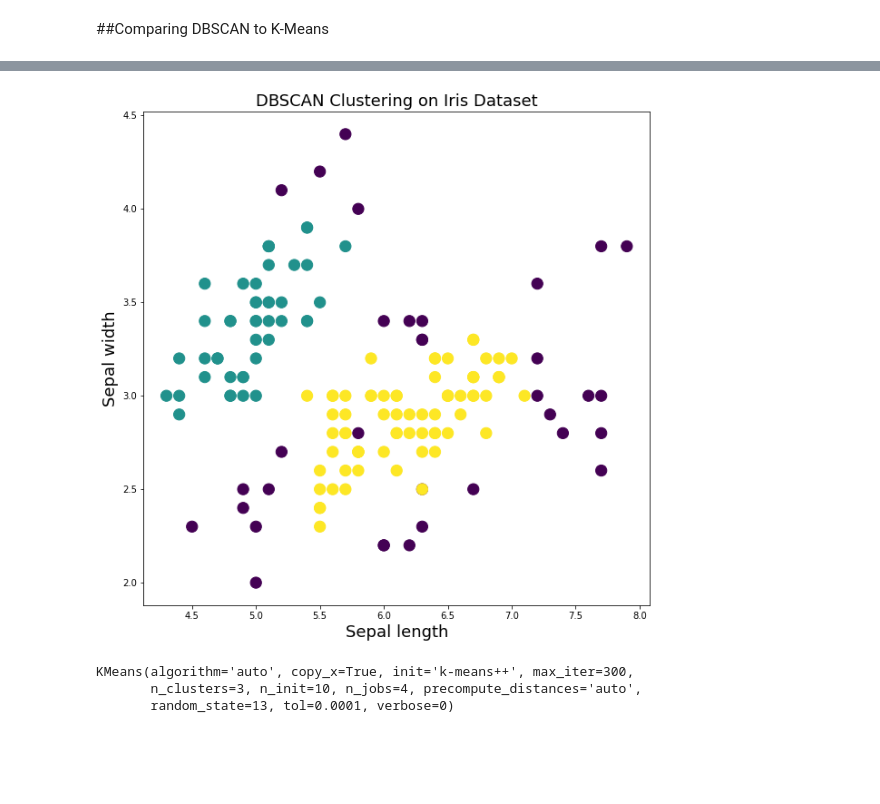
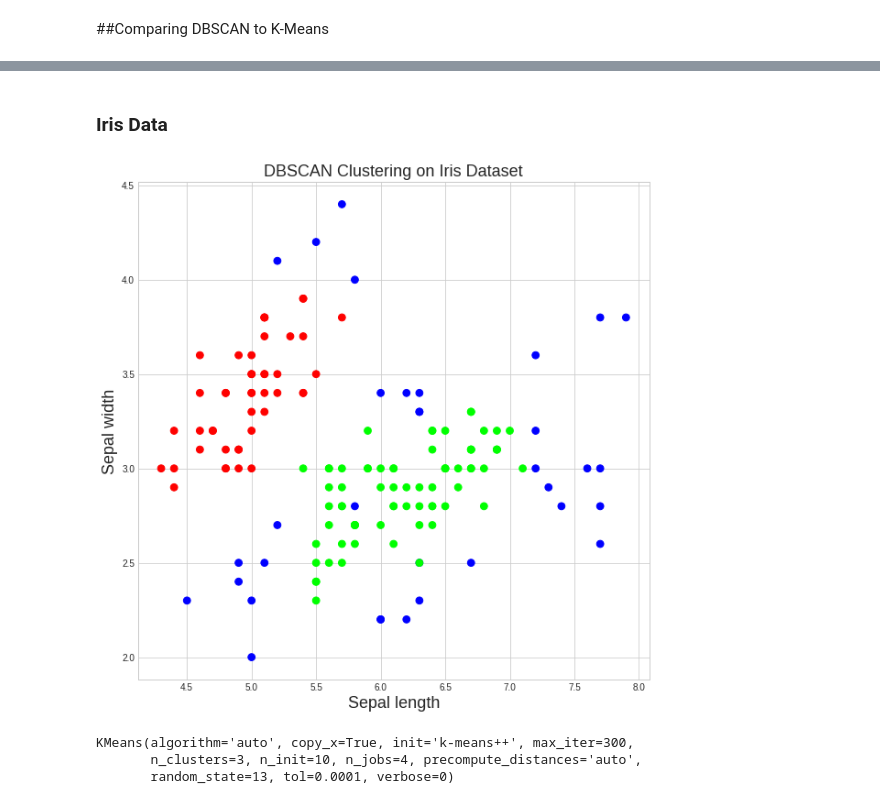
Before and after one commit to maiali13/ML-Cookbook, a Jupyter notebook: DBSCAN_Recipe.ipynb, the cells around one changed output, grey strips where cells are left out. Drawn from its saved outputs; the diff is of its cells as text; code cells hidden in the pictures; blank space fills up the shorter version.

```diff
--- a/DBSCAN_Recipe.ipynb
+++ b/DBSCAN_Recipe.ipynb
@@ -328,34 +478,36 @@ Accuracy Score :
+# %% [markdown]
+### Iris Data
 # %%
 # imported data for graphing - UCI Iris
 from sklearn.preprocessing import StandardScaler
 
 iris = datasets.load_iris()
 UCI = iris.data; data = pd.DataFrame(UCI)
 cor = data.corr()
 
 # standarize features
 scaler = StandardScaler()
 UCI_std = scaler.fit_transform(UCI)
 
 # Conduct DBSCAN Clustering (SKLEARN)
 clt = DBSCAN()
 
 # Train model
 model = clt.fit(UCI_std)
 
 # Predict clusters
 clusters = pd.DataFrame(model.fit_predict(UCI_std))
 data['Cluster'] = clusters
 
 # Visualise cluster membership
 fig = plt.figure(figsize=(10,10)); ax = fig.add_subplot(111)
-scatter = ax.scatter(data[0],data[1], c=data['Cluster'], s=150)
+scatter = ax.scatter(data[0],data[1], c=data['Cluster'], cmap='brg', s=60)
 ax.set_title('DBSCAN Clustering on Iris Dataset', fontsize=18)
 ax.set_xlabel('Sepal length', fontsize=18)
 ax.set_ylabel('Sepal width', fontsize=18)
 plt.show()
 # %% [output]
-[figure, old version]
+[figure, new version]
 # %%
 from sklearn.cluster import KMeans
 
```
Also changed, not shown: parts of 21 cells of this notebook.
